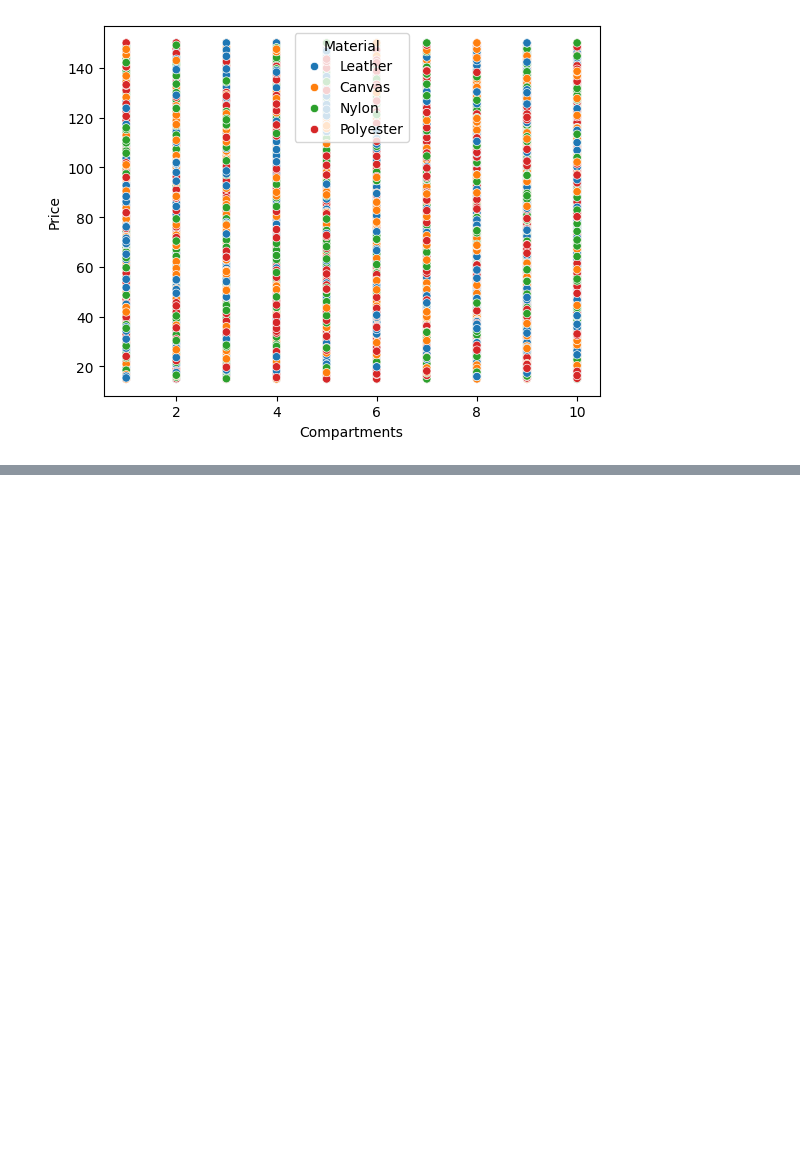
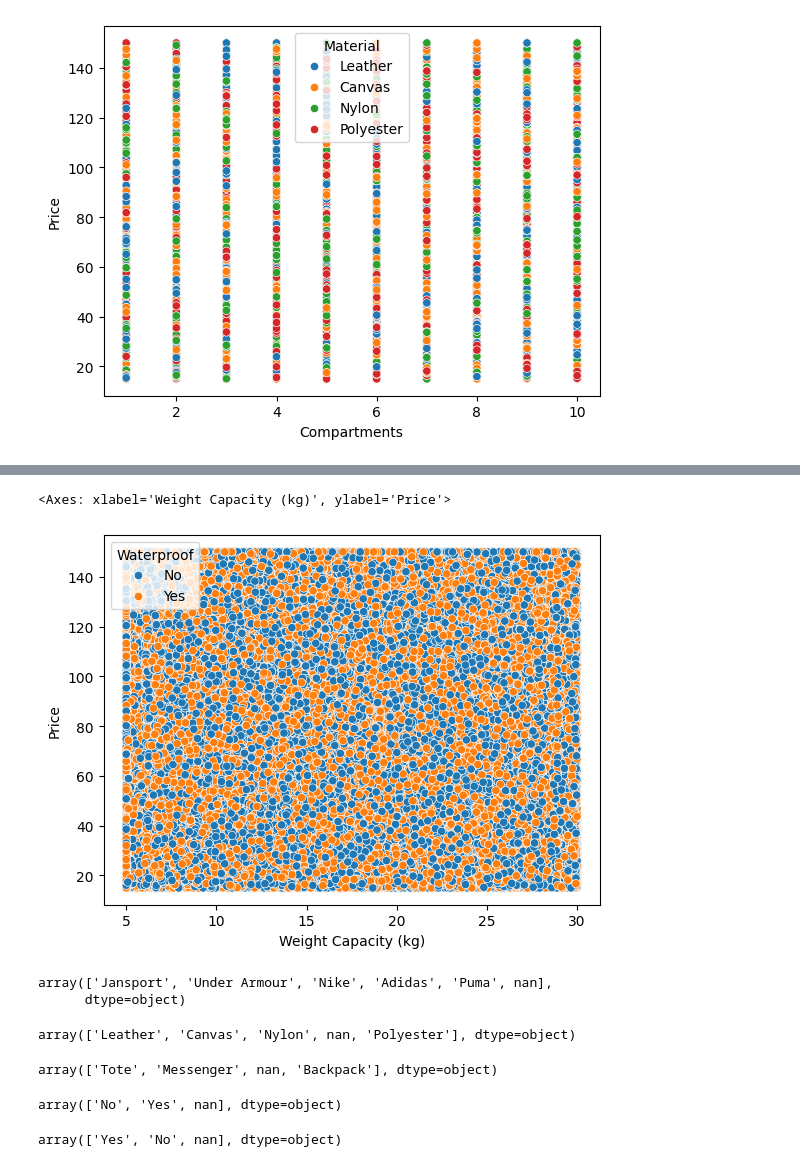
Before and after one commit to vivekkr1809/kaggle_playground, a Jupyter notebook: S5Ep2/backpack_notebook.ipynb, the cells around one changed output, grey strips where cells are left out. Drawn from its saved outputs; the diff is of its cells as text; code cells hidden in the pictures; blank space fills up the shorter version.

```diff
--- a/S5Ep2/backpack_notebook.ipynb
+++ b/S5Ep2/backpack_notebook.ipynb
@@ -81,0 +111,26 @@ sns.scatterplot(data = train_data, x = "Compartments", y = "Price", hue = "Mater
+# %%
+sns.scatterplot(data = train_data, x = "Weight Capacity (kg)", y = "Price", hue = "Waterproof" )
+# %% [output]
+<Axes: xlabel='Weight Capacity (kg)', ylabel='Price'>
+[figure, added]
+# %%
+train_data["Brand"].unique()
+# %% [output]
+array(['Jansport', 'Under Armour', 'Nike', 'Adidas', 'Puma', nan],
+      dtype=object)
+# %%
+train_data["Material"].unique()
+# %% [output]
+array(['Leather', 'Canvas', 'Nylon', nan, 'Polyester'], dtype=object)
+# %%
+train_data["Style"].unique()
+# %% [output]
+array(['Tote', 'Messenger', nan, 'Backpack'], dtype=object)
+# %%
+train_data["Waterproof"].unique()
+# %% [output]
+array(['No', 'Yes', nan], dtype=object)
+# %%
+train_data["Laptop Compartment"].unique()
+# %% [output]
+array(['Yes', 'No', nan], dtype=object)
```
Also changed, not shown: parts of 36 cells of this notebook.
